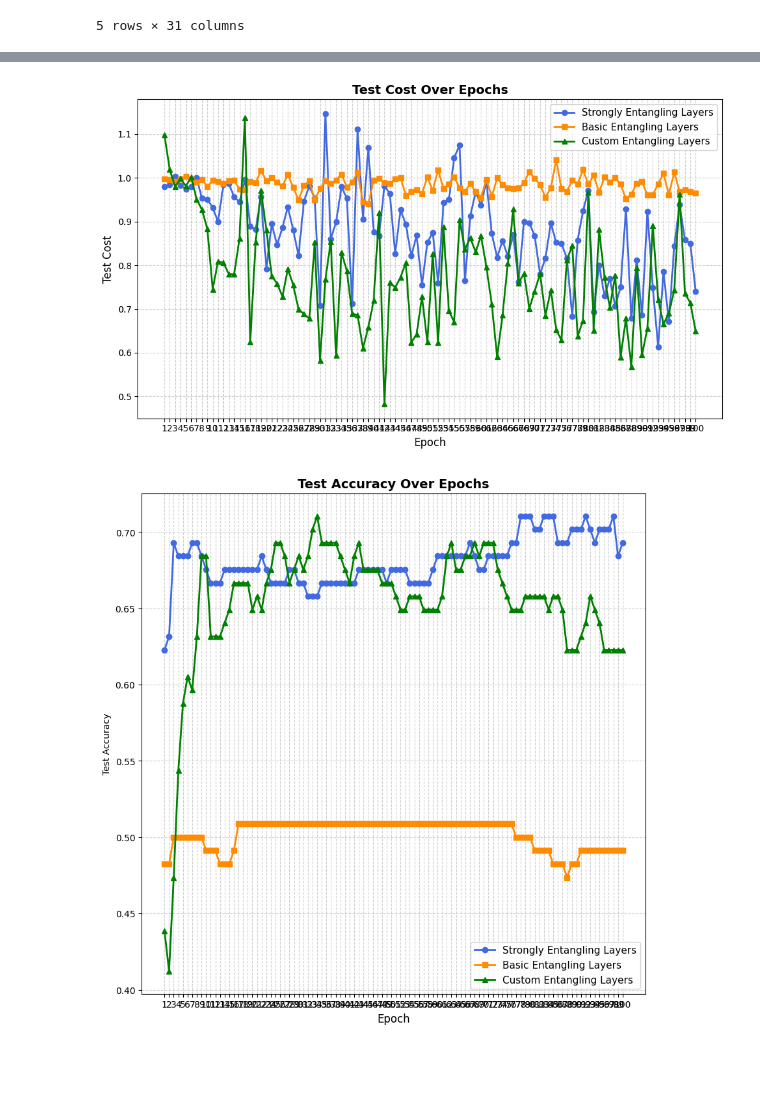
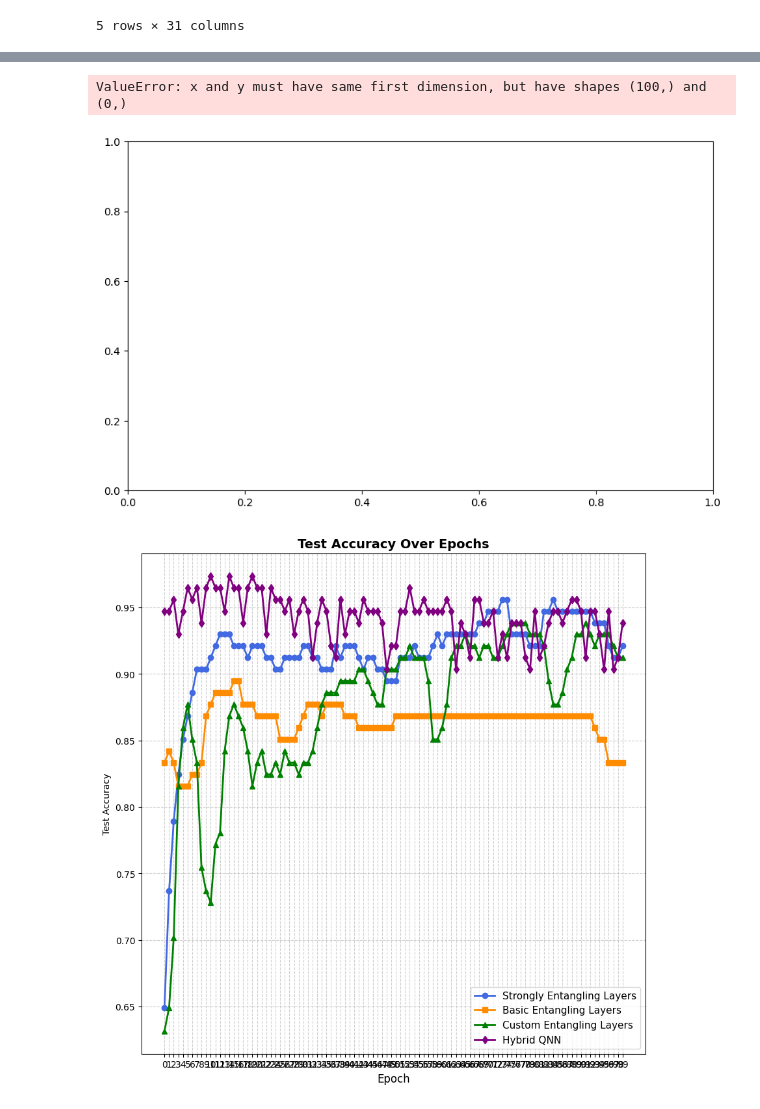
Before and after one commit to j76dvyt4q5-cyber/qiskit_projects, a Jupyter notebook: QML/09_cancer.ipynb, the cells around one changed output, grey strips where cells are left out. Saved outputs shown, nothing was run; the diff lists cells and outputs as text; code cells hidden in the pictures; blank space fills up the shorter version.

```diff
--- a/QML/09_cancer.ipynb
+++ b/QML/09_cancer.ipynb
@@ -40,10 +44,10 @@ X = df.drop('target', axis=1).values
 y = df['target'].values
 
 X_scaled = scaler.fit_transform(X)
-pca = PCA(n_components=10)
+pca = PCA(n_components=64)
 X_pca = pca.fit_transform(X_scaled)
 
-scaler = MinMaxScaler(feature_range=(0, np.pi))
+scaler = MinMaxScaler(feature_range=(-np.pi, np.pi))
 X_train_scaled = scaler.fit_transform(X_pca)
 X_test_scaled = scaler.transform(X_pca)
 
@@ -154,9 +157,9 @@ X_te = pnp.array(X_test, requires_grad=False)
 Y_te = pnp.array(2 * y_test - 1, requires_grad=False)
 
 # 1. Define configuration settings first
-n_qubits = 10
-n_layers = 3
-n_pca = 10
+n_qubits = 6
+n_layers = 4
+n_pca = 6
 batch_size = 35
 n_epochs = 100
 best_acc = 0.0
@@ -178,7 +181,7 @@ weights = pnp.array(
     np.random.uniform(0, pnp.pi, weights_shape), requires_grad=True
 )
 bias = pnp.array(0.0, requires_grad=True)
-opt = AdamOptimizer(0.02)
+opt = AdamOptimizer(0.04)
 
 # 3. Training Loop
 for epoch in range(n_epochs):
@@ -245,9 +232,9 @@ Best Test Cost: 0.6136
 #BASIC ENTANGLEMENT
 @qml.qnode(dev)
 def full_pipeline(x, weights):
-    qml.AngleEmbedding(x, wires=range(n_qubits), rotation="Y")
+    qml.AmplitudeEmbedding(x, wires=range(n_qubits))
     qml.BasicEntanglerLayers(weights, wires=range(n_qubits))
-    return qml.expval(qml.PauliZ(0))
+    return [qml.expval(qml.PauliZ(i)) for i in range(n_qubits)]
 
 X_tr = pnp.array(X_train, requires_grad=False)
 Y_tr = pnp.array(2 * y_train - 1, requires_grad=False)
@@ -260,10 +247,10 @@ weights_shape = qml.BasicEntanglerLayers.shape(n_layers=n_layers, n_wires=n_qubi
 bias = pnp.array(0.0, requires_grad=True)
 opt = AdamOptimizer(0.02)
 
-n_qubits = 10
-n_layers = 8
-n_pca = 10
-batch_size = 25
+n_qubits = 6
+n_layers = 6
+n_pca = 6
+batch_size = 35
 n_epochs = 100
 best_acc = 0.0
 best_cost = 0.0
@@ -276,7 +263,7 @@ weights = pnp.array(
     np.random.uniform(0, np.pi, weights_shape), requires_grad=True
 )
 bias = pnp.array(0.0, requires_grad=True)
-opt = AdamOptimizer(0.02)
+opt = AdamOptimizer(0.04)
 
 basic_accs = []
 basic_best_acc = []
@@ -355,9 +326,10 @@ def full_pipeline(x, weights):
 
         for q1 in range(n_qubits):
             for q2 in range(q1 + 1, n_qubits):
-                qml.CNOT(wires=[q1, q2])
+                for q3 in range (q2 + 1, n_qubits):
+                    qml.Toffoli(wires=[q1, q2, q3])
 
-    return qml.expval(qml.PauliZ(0))
+    return [qml.expval(qml.PauliZ(i)) for i in range(n_qubits)]
 
 X_tr = pnp.array(X_train, requires_grad=False)
 Y_tr = pnp.array(2 * y_train - 1, requires_grad=False)
@@ -368,12 +340,12 @@ pnp.random.seed(42)
 weights = pnp.array(np.random.uniform(0, np.pi, weights_shape), requires_grad=True)
 weights_shape = qml.BasicEntanglerLayers.shape(n_layers=n_layers, n_wires=n_qubits)
 bias = pnp.array(0.0, requires_grad=True)
-opt = AdamOptimizer(0.02)
+opt = AdamOptimizer(0.04)
 
-n_qubits = 10
-n_layers = 6
-n_pca = 10
-batch_size = 25
+n_qubits = 6
+n_layers = 7
+n_pca = 6
+batch_size = 35
 n_epochs = 100
 best_acc = 0.0
 best_cost = 0.0
@@ -455,34 +550,37 @@ Best Test Cost: 0.4828
 # %%
 fig, ax = plt.subplots(figsize=(10, 6))
 
 # Use the pre-existing lists tracking accuracy history
-epochs = range(1, len(strong_accs) + 1)
+epochs = range(n_epochs)
 ax.plot(epochs, strong_costs, marker='o', linewidth=2, label='Strongly Entangling Layers', color='royalblue')
 ax.plot(epochs, basic_costs, marker='s', linewidth=2, label='Basic Entangling Layers', color='darkorange')
 ax.plot(epochs, diff_costs, marker='^', linewidth=2, label='Custom Entangling Layers', color='green')
+ax.plot(epochs, qnn_costs, marker='d', linewidth=2, label='Hybrid QNN', color='purple')
 
 # Formatting the plot
 ax.set_title('Test Cost Over Epochs', fontsize=14, fontweight='bold')
 ax.set_xlabel('Epoch', fontsize=12)
 ax.set_ylabel('Test Cost', fontsize=12)
 
 # Ensure the x-axis displays integer ticks for each epoch (e.g., 1, 2, 3)
 ax.set_xticks(epochs)
 ax.grid(True, linestyle='--', alpha=0.6)
 ax.legend(fontsize=11)
 
 plt.tight_layout()
 plt.show()
 # %% [output]
+ValueError: x and y must have same first dimension, but have shapes (100,) and (0,)
-[figure, old version]
+[figure, new version]
 # %%
 fig, ax = plt.subplots(figsize=(10, 10))
 
 # Use the pre-existing lists tracking accuracy history
-epochs = range(1, len(strong_accs) + 1)
+epochs = range(n_epochs)
 ax.plot(epochs, strong_accs, marker='o', linewidth=2, label='Strongly Entangling Layers', color='royalblue')
 ax.plot(epochs, basic_accs, marker='s', linewidth=2, label='Basic Entangling Layers', color='darkorange')
 ax.plot(epochs, diff_accs, marker='^', linewidth=2, label='Custom Entangling Layers', color='green')
+ax.plot(epochs, qnn_accs, marker='d', linewidth=2, label='Hybrid QNN', color='purple')
 
 # Formatting the plot
 ax.set_title('Test Accuracy Over Epochs', fontsize=14, fontweight='bold')
@@ -496,7 +594,7 @@ ax.legend(fontsize=11)
 
 plt.show()
 # %% [output]
-[figure, old version]
+[figure, new version]
 # %%
 acc_diff = pd.Series(np.array(strong_accs) - np.array(diff_accs))
 
```
Also changed, not shown: parts of 8 cells of this notebook, 4 other files.
